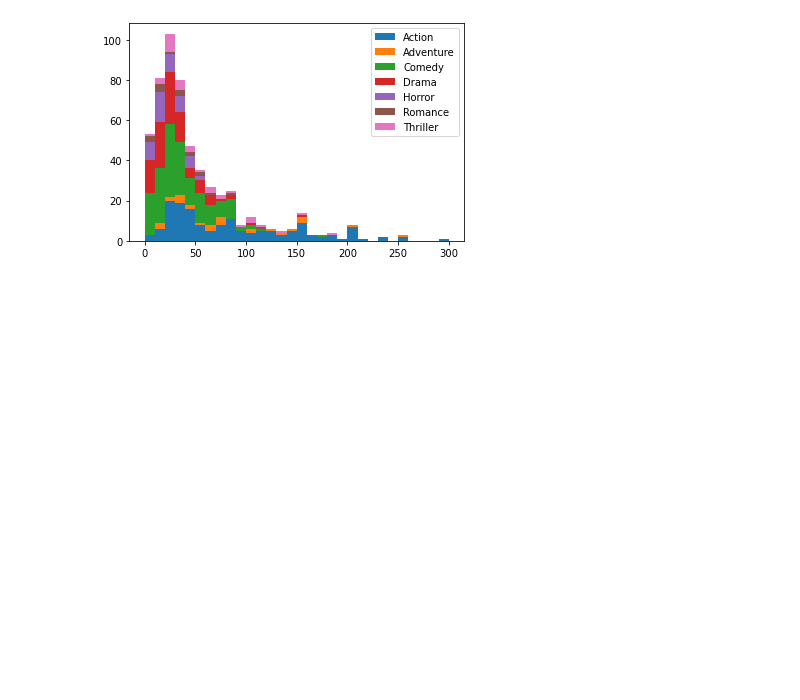
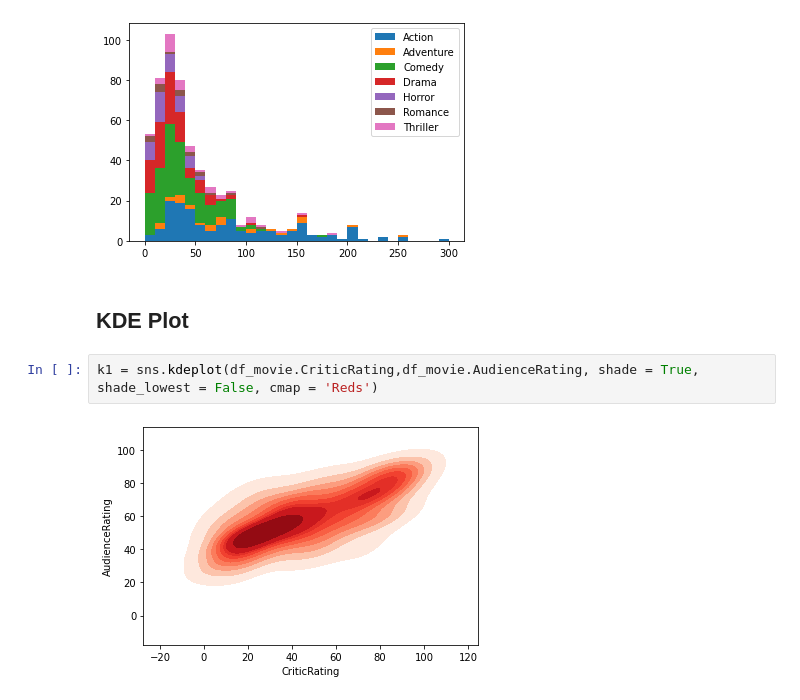
Before and after one commit to lazycoder181/JupyterNotebook, a Jupyter notebook: movie_analytics.ipynb, the cells around one changed output. Saved outputs shown, nothing was run; the diff lists cells and outputs as text; blank space fills up the shorter version.

Commit message:
Updated KDE plots and Subplots

```diff
--- a/movie_analytics.ipynb
+++ b/movie_analytics.ipynb
@@ -177,3 +177,9 @@ plt.legend()
 plt.show()
 # %% [output]
 [figure]
+# %% [markdown]
+## KDE Plot
+# %%
+k1 = sns.kdeplot(df_movie.CriticRating,df_movie.AudienceRating, shade = True, shade_lowest = False, cmap = 'Reds')
+# %% [output]
+[figure, added]
```
Also changed, not shown: parts of 4 cells of this notebook.
